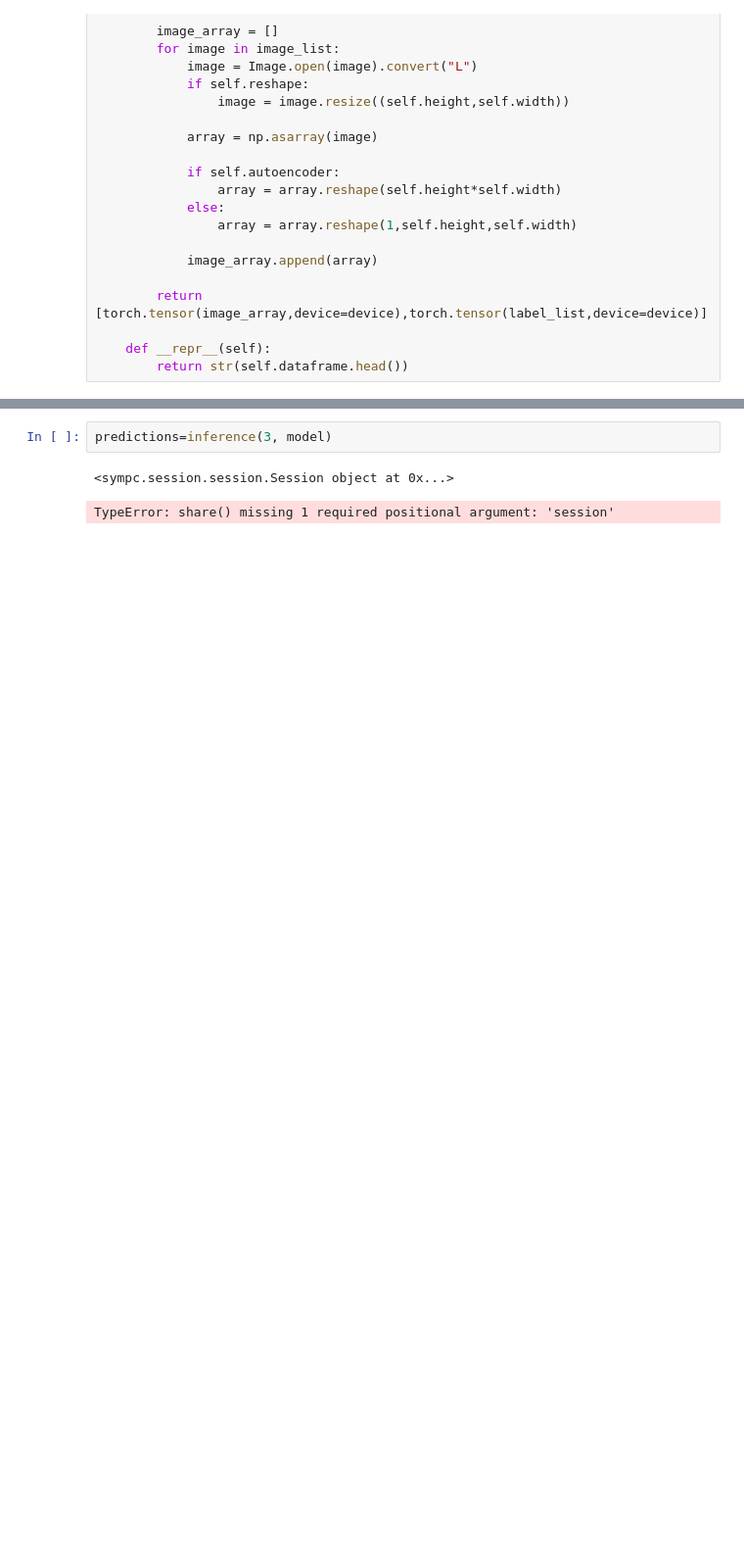
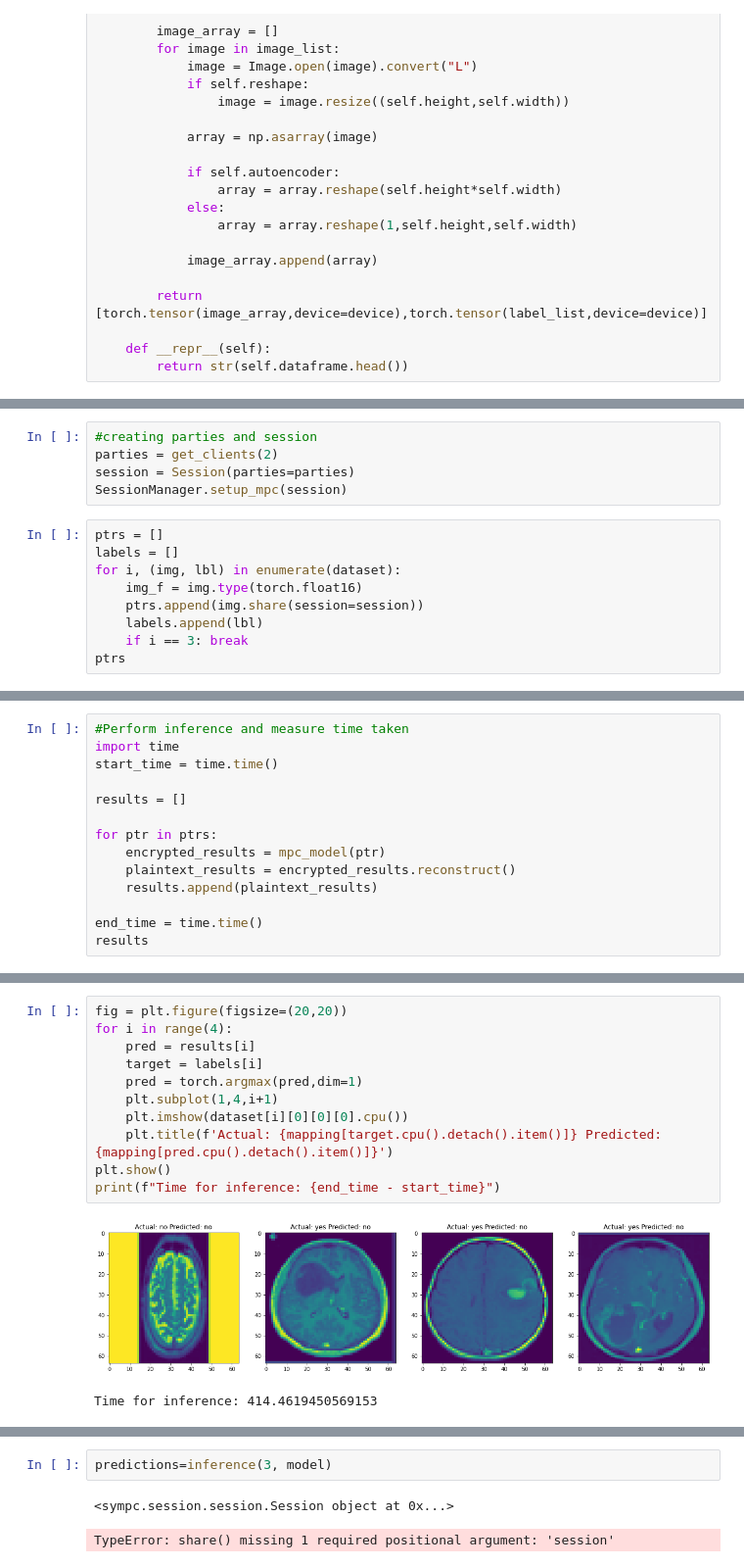
Before and after one commit to ol-msc/ppdm_ml, a Jupyter notebook: notebooks/smpc/cnn_braintumor/brain_tumor_v2.ipynb, the cells around one changed output, grey strips where cells are left out. Shown: that part at 98% size. Cells and saved outputs as stored; diff of their text form; blank space fills up the shorter version.

Commit message:
working somehow, but results are not suitable

```diff
--- a/notebooks/smpc/cnn_braintumor/brain_tumor_v2.ipynb
+++ b/notebooks/smpc/cnn_braintumor/brain_tumor_v2.ipynb
@@ -177,0 +319,14 @@ plt.show()
+# %%
+#creating parties and session
+parties = get_clients(2)
+session = Session(parties=parties)
+SessionManager.setup_mpc(session)
+# %%
+ptrs = []
+labels = []
+for i, (img, lbl) in enumerate(dataset):
+    img_f = img.type(torch.float16)
+    ptrs.append(img.share(session=session))
+    labels.append(lbl)
+    if i == 3: break
+ptrs
@@ -177,0 +367,14 @@ plt.show()
+# %%
+#Perform inference and measure time taken
+import time
+start_time = time.time()
+
+results = []
+
+for ptr in ptrs:
+    encrypted_results = mpc_model(ptr)
+    plaintext_results = encrypted_results.reconstruct()
+    results.append(plaintext_results)
+
+end_time = time.time()
+results
@@ -178,2 +403,16 @@ plt.show()
+# %%
+fig = plt.figure(figsize=(20,20))
+for i in range(4):
+    pred = results[i]
+    target = labels[i]
+    pred = torch.argmax(pred,dim=1)
+    plt.subplot(1,4,i+1)
+    plt.imshow(dataset[i][0][0][0].cpu())
+    plt.title(f'Actual: {mapping[target.cpu().detach().item()]} Predicted: {mapping[pred.cpu().detach().item()]}')
+plt.show()
+print(f"Time for inference: {end_time - start_time}")
+# %% [output]
+[figure, added]
+Time for inference: 414.4619450569153
 # %%
 # %% [output]
```
Also changed, not shown: parts of 28 cells of this notebook.
